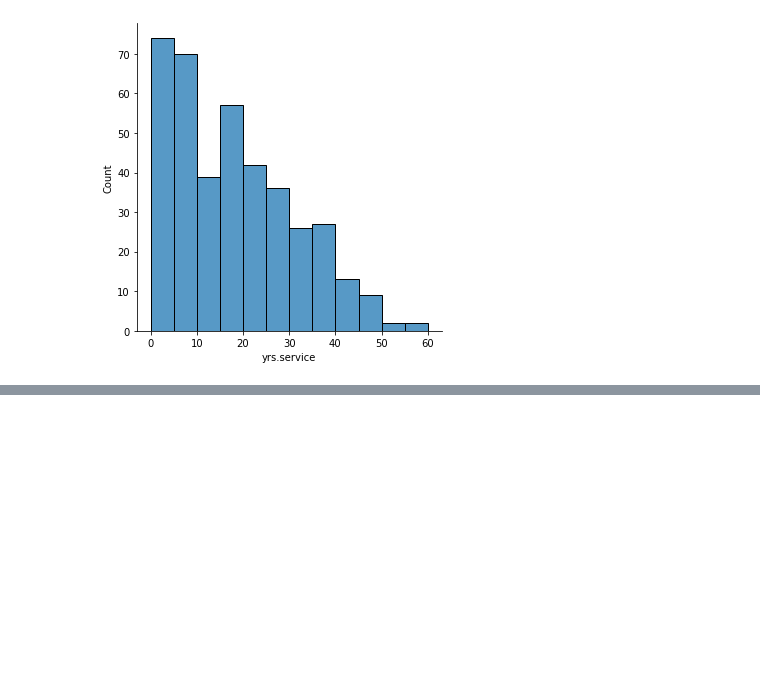
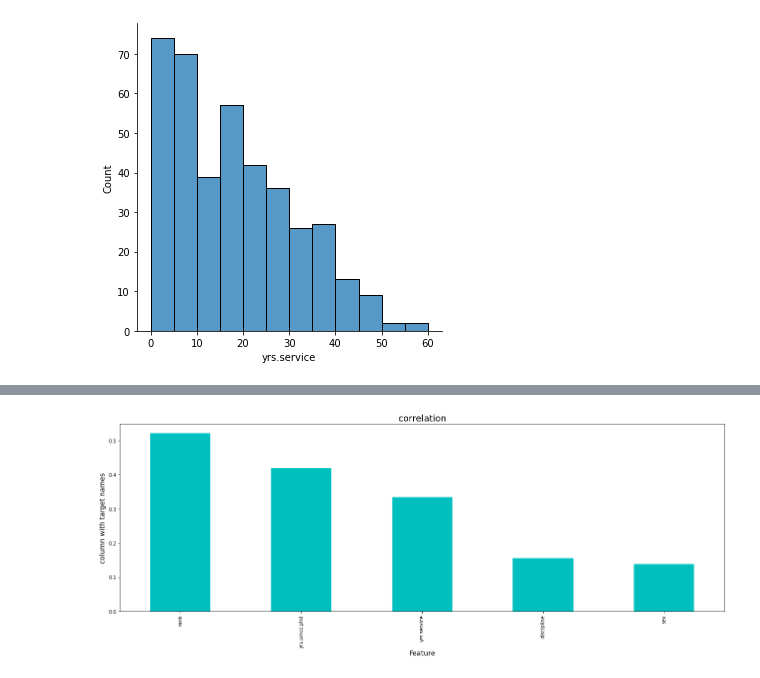
Before and after one commit to niravmehta2/Projects, a Jupyter notebook: Practice Project/Salary.ipynb, the cells around one changed output, grey strips where cells are left out. Saved outputs shown, nothing was run; the diff lists cells and outputs as text; code cells hidden in the pictures; blank space fills up the shorter version.

```diff
--- a/Practice Project/Salary.ipynb
+++ b/Practice Project/Salary.ipynb
@@ -217,0 +282,9 @@ sns.displot(df["sex"])
+# %%
+plt.figure(figsize=(22,7))
+df.corr()['salary'].sort_values(ascending=False).drop(['salary']).plot(kind='bar' ,color='c')
+plt.xlabel('Feature' ,fontsize=14)
+plt.ylabel('column with target names',fontsize=14)
+plt.title('correlation',fontsize=18)
+plt.show()
+# %% [output]
+[figure, added]
```
Also changed, not shown: parts of 57 cells of this notebook, 1 other file.
